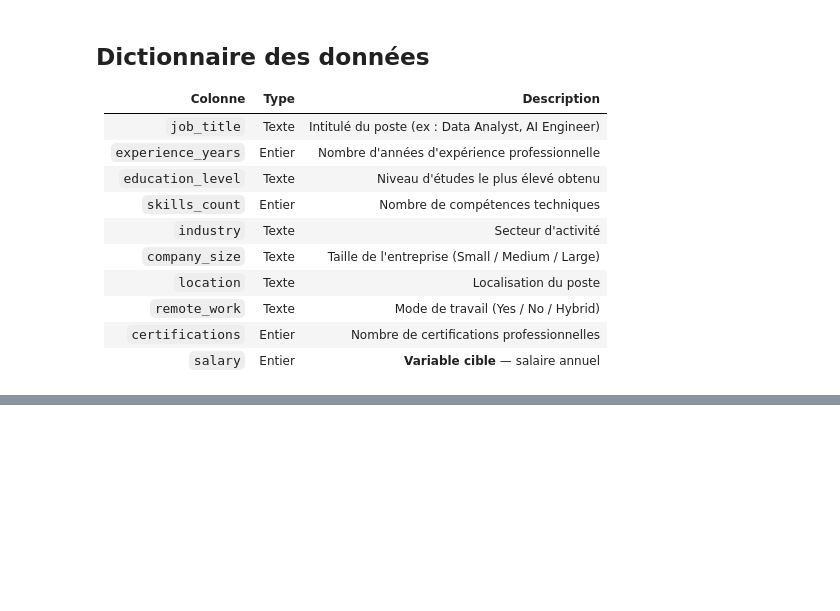
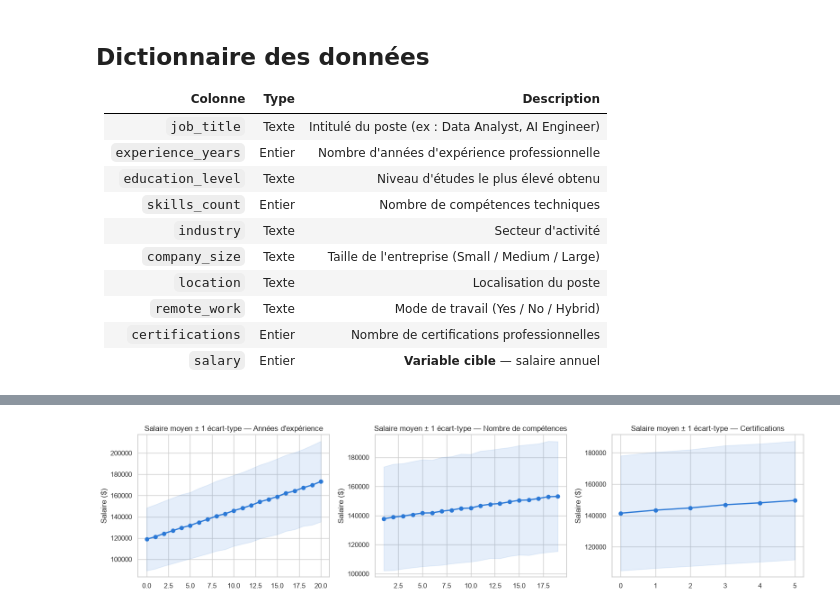
Before and after one commit to Justclemax/Job_Salary_Prediction, a Jupyter notebook: notebook/EDA.ipynb, the cells around one changed output, grey strips where cells are left out. Drawn from its saved outputs; the diff is of its cells as text; code cells hidden in the pictures; blank space fills up the shorter version.

```diff
--- a/notebook/EDA.ipynb
+++ b/notebook/EDA.ipynb
@@ -34,0 +168,10 @@ df_job_salary_prediction.head()
+# %%
+fig, axes = plt.subplots(1, 3, figsize=(16, 4))
+for ax, c in zip(axes, cfg.NUMERIC, strict=True):
+    g = df.groupby(c).salary.agg(["mean", "std"])
+    ax.plot(g.index, g["mean"], marker="o", color=BLUE, lw=2)
+    ax.fill_between(g.index, g["mean"] - g["std"], g["mean"] + g["std"], color=BLUE, alpha=.12)
+    ax.set(title=f"Salaire moyen ± 1 écart-type — {L[c]}", xlabel="", ylabel="Salaire ($)")
+plt.tight_layout(); plt.show()
+# %% [output]
+[figure, added]
```
Also changed, not shown: parts of 49 cells of this notebook, 59 other files.
